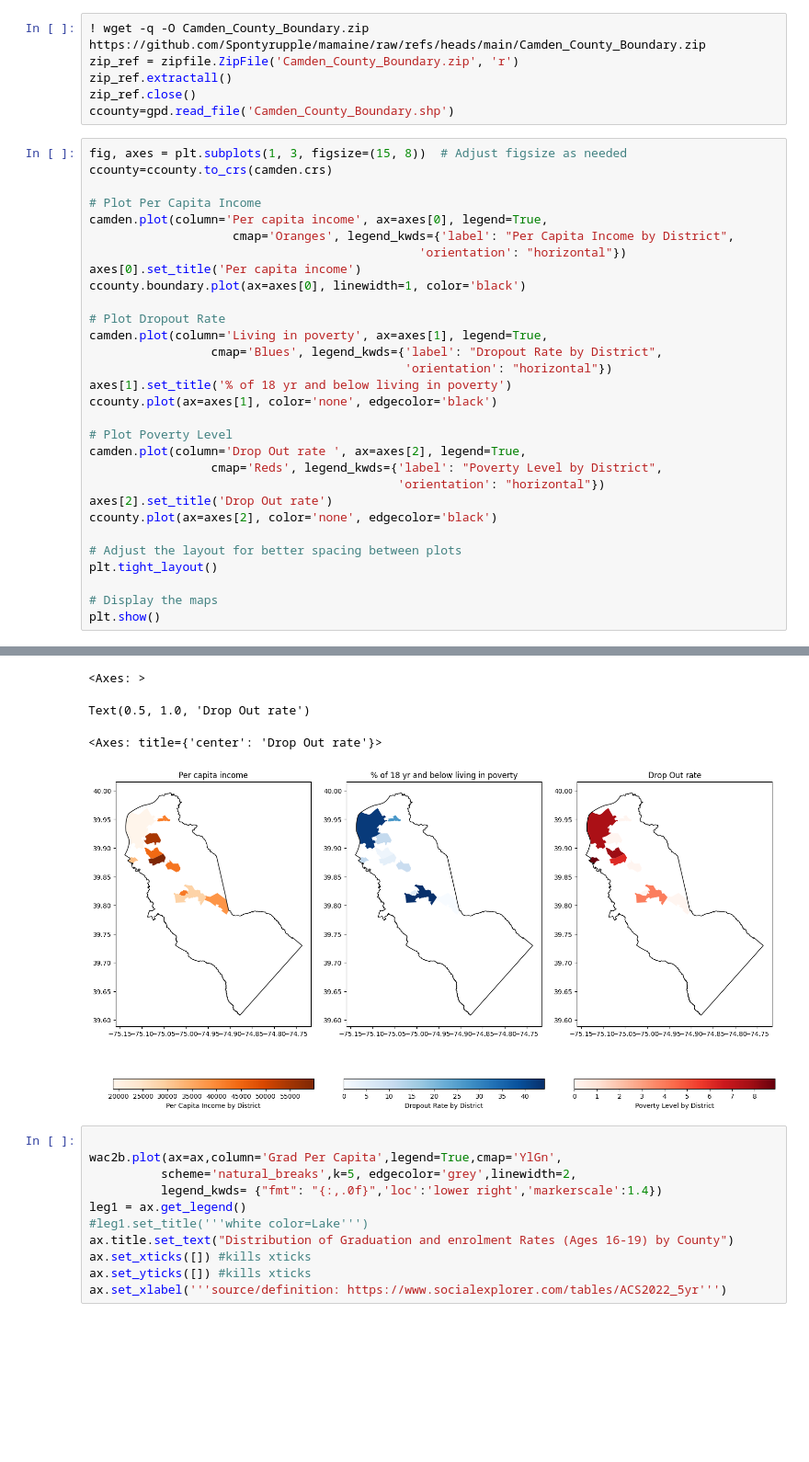
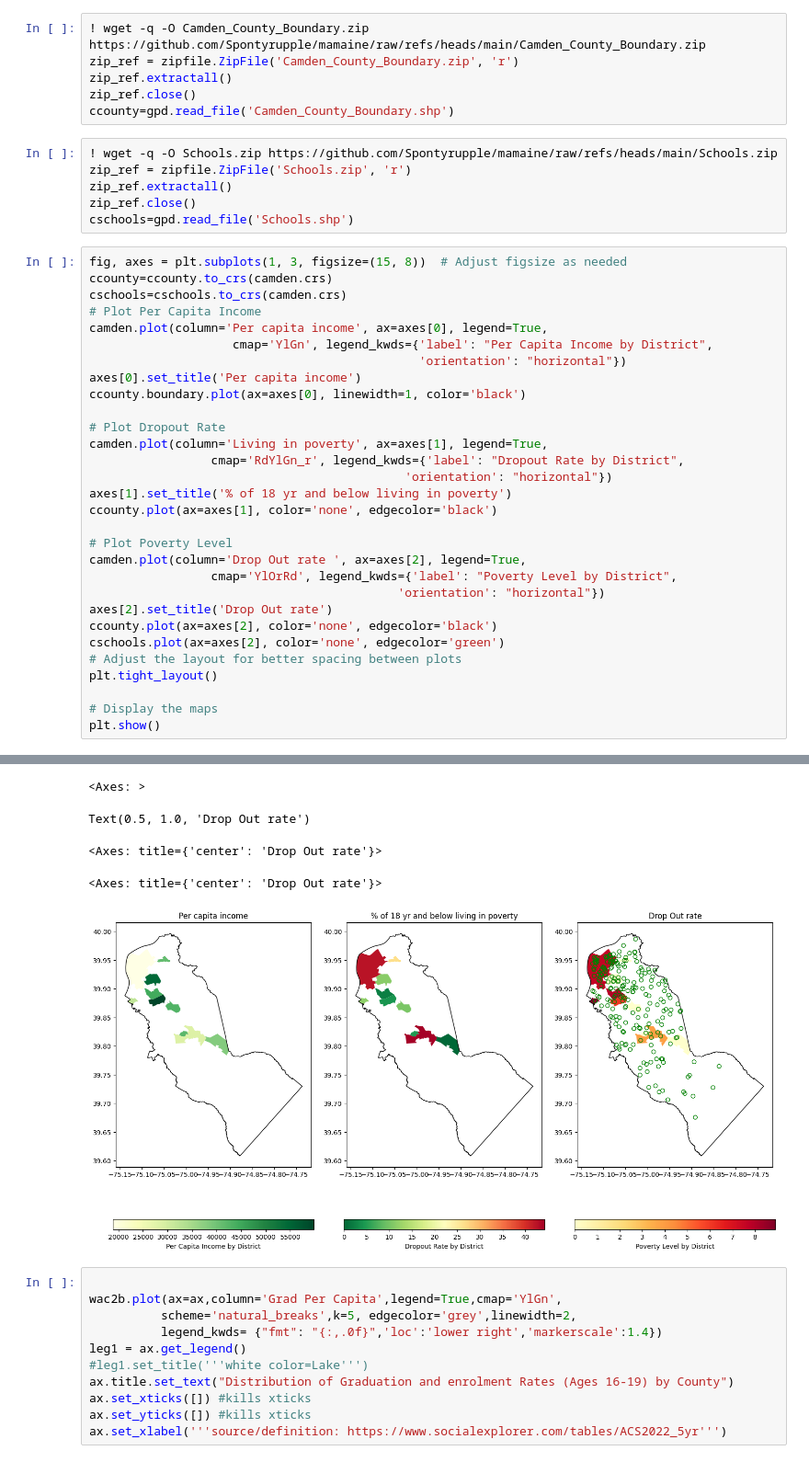
Before and after one commit to Spontyrupple/mamaine, a Jupyter notebook: king_county.ipynb, the cells around one changed output, grey strips where cells are left out. Shown at 92% size. Cells and saved outputs as stored; diff of their text form; blank space fills up the shorter version.

```diff
--- a/king_county.ipynb
+++ b/king_county.ipynb
@@ -617,47 +617,54 @@ zip_ref = zipfile.ZipFile('Camden_County_Boundary.zip', 'r')
 zip_ref.extractall()
 zip_ref.close()
 ccounty=gpd.read_file('Camden_County_Boundary.shp')
+# %%
+! wget -q -O Schools.zip https://github.com/Spontyrupple/mamaine/raw/refs/heads/main/Schools.zip
+zip_ref = zipfile.ZipFile('Schools.zip', 'r')
+zip_ref.extractall()
+zip_ref.close()
+cschools=gpd.read_file('Schools.shp')
 # %%
 fig, axes = plt.subplots(1, 3, figsize=(15, 8))  # Adjust figsize as needed
 ccounty=ccounty.to_crs(camden.crs)
-
+cschools=cschools.to_crs(camden.crs)
 # Plot Per Capita Income
 camden.plot(column='Per capita income', ax=axes[0], legend=True,
-                    cmap='Oranges', legend_kwds={'label': "Per Capita Income by District",
+                    cmap='YlGn', legend_kwds={'label': "Per Capita Income by District",
                                               'orientation': "horizontal"})
 axes[0].set_title('Per capita income')
 ccounty.boundary.plot(ax=axes[0], linewidth=1, color='black')
 
 # Plot Dropout Rate
 camden.plot(column='Living in poverty', ax=axes[1], legend=True,
-                 cmap='Blues', legend_kwds={'label': "Dropout Rate by District",
+                 cmap='RdYlGn_r', legend_kwds={'label': "Dropout Rate by District",
                                             'orientation': "horizontal"})
 axes[1].set_title('% of 18 yr and below living in poverty')
 ccounty.plot(ax=axes[1], color='none', edgecolor='black')
 
 # Plot Poverty Level
 camden.plot(column='Drop Out rate ', ax=axes[2], legend=True,
-                 cmap='Reds', legend_kwds={'label': "Poverty Level by District",
+                 cmap='YlOrRd', legend_kwds={'label': "Poverty Level by District",
                                            'orientation': "horizontal"})
 axes[2].set_title('Drop Out rate')
 ccounty.plot(ax=axes[2], color='none', edgecolor='black')
-
+cschools.plot(ax=axes[2], color='none', edgecolor='green')
 # Adjust the layout for better spacing between plots
 plt.tight_layout()
 
 # Display the maps
 plt.show()
 # %% [output]
 <Axes: >
 Text(0.5, 1.0, 'Per capita income')
 <Axes: title={'center': 'Per capita income'}>
 <Axes: >
 Text(0.5, 1.0, '% of 18 yr and below living in poverty')
 <Axes: title={'center': '% of 18 yr and below living in poverty'}>
 <Axes: >
 Text(0.5, 1.0, 'Drop Out rate')
 <Axes: title={'center': 'Drop Out rate'}>
+<Axes: title={'center': 'Drop Out rate'}>
-[figure, old version]
+[figure, new version]
 # %%
 
 wac2b.plot(ax=ax,column='Grad Per Capita',legend=True,cmap='YlGn',
```
